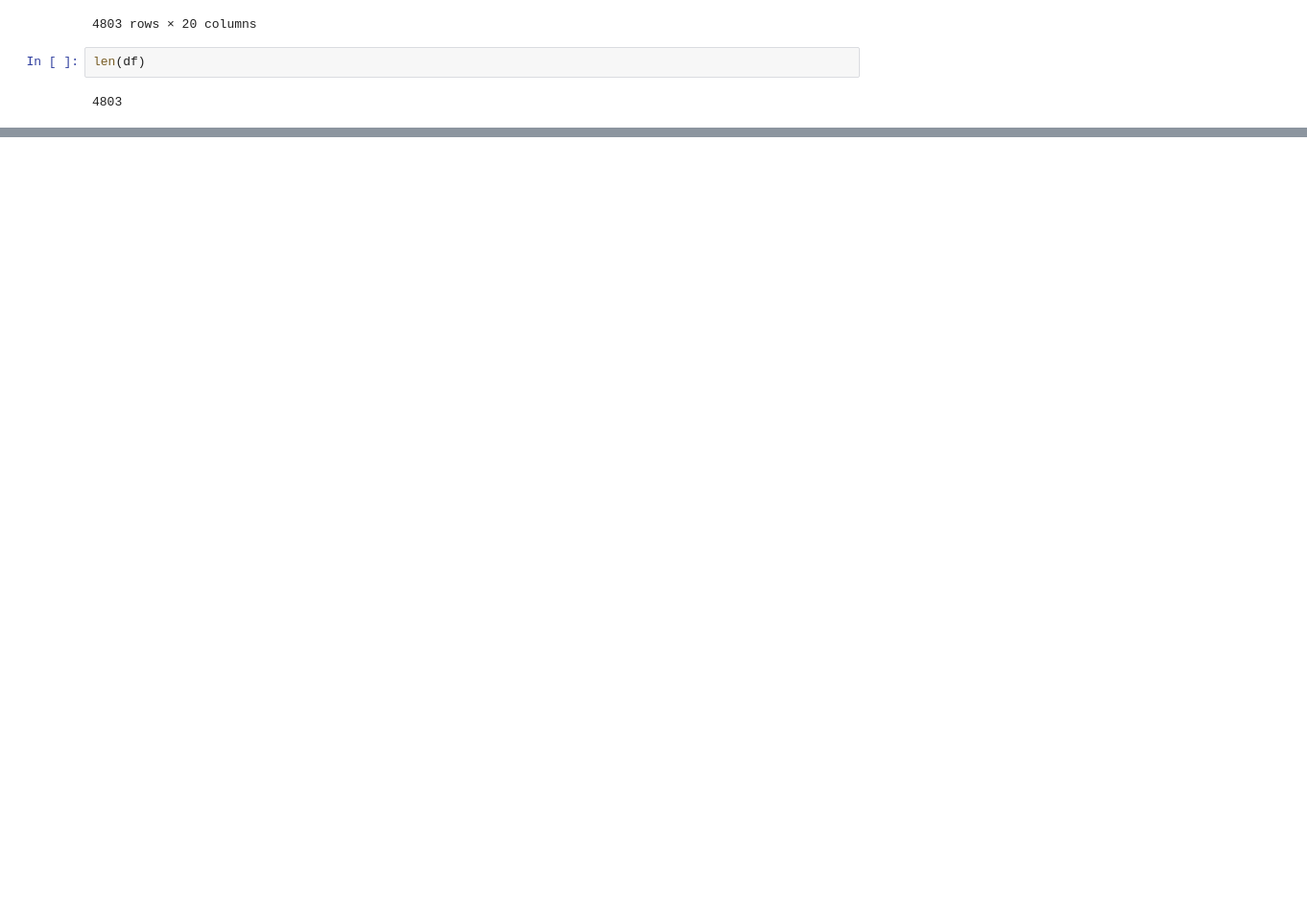
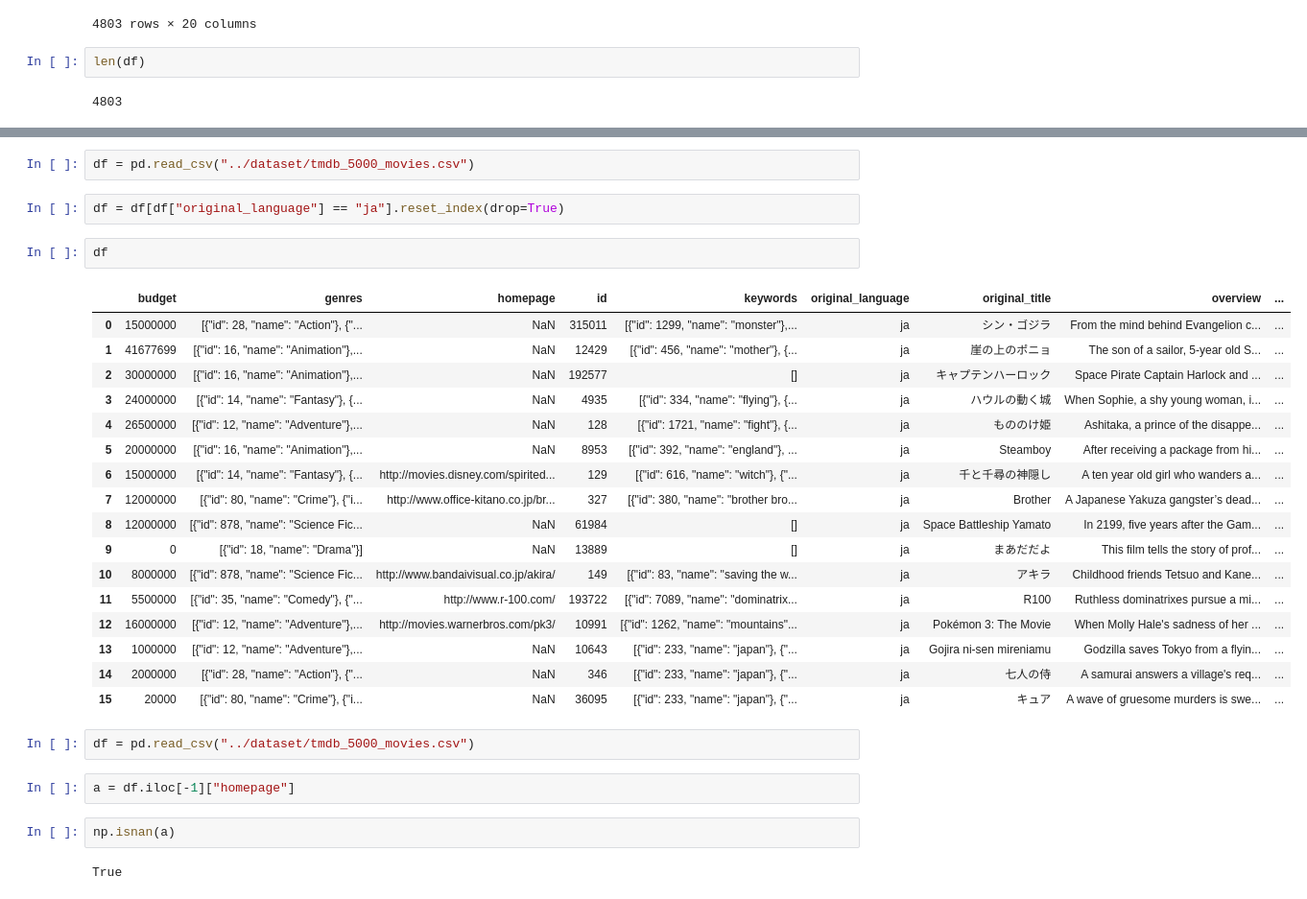
Before and after one commit to missyu3/python, a Jupyter notebook: pandas/Untitled.ipynb, the cells around one changed output, grey strips where cells are left out. Shown at 96% size. Cells and saved outputs as stored; diff of their text form; blank space fills up the shorter version.

```diff
--- a/pandas/Untitled.ipynb
+++ b/pandas/Untitled.ipynb
@@ -130,0 +349,32 @@ len(df)
+# %%
+df = pd.read_csv("../dataset/tmdb_5000_movies.csv")
+# %%
+df = df[df["original_language"] == "ja"].reset_index(drop=True)
+# %%
+df
+# %% [output]
+|  | budget | genres | homepage | id | keywords | original_language | original_title | overview | ... |
+| 0 | 15000000 | [{"id": 28, "name": "Action"}, {"... | NaN | 315011 | [{"id": 1299, "name": "monster"},... | ja | シン・ゴジラ | From the mind behind Evangelion c... | ... |
+| 1 | 41677699 | [{"id": 16, "name": "Animation"},... | NaN | 12429 | [{"id": 456, "name": "mother"}, {... | ja | 崖の上のポニョ | The son of a sailor, 5-year old S... | ... |
+| 2 | 30000000 | [{"id": 16, "name": "Animation"},... | NaN | 192577 | [] | ja | キャプテンハーロック | Space Pirate Captain Harlock and ... | ... |
+| 3 | 24000000 | [{"id": 14, "name": "Fantasy"}, {... | NaN | 4935 | [{"id": 334, "name": "flying"}, {... | ja | ハウルの動く城 | When Sophie, a shy young woman, i... | ... |
+| 4 | 26500000 | [{"id": 12, "name": "Adventure"},... | NaN | 128 | [{"id": 1721, "name": "fight"}, {... | ja | もののけ姫 | Ashitaka, a prince of the disappe... | ... |
+| 5 | 20000000 | [{"id": 16, "name": "Animation"},... | NaN | 8953 | [{"id": 392, "name": "england"}, ... | ja | Steamboy | After receiving a package from hi... | ... |
+| 6 | 15000000 | [{"id": 14, "name": "Fantasy"}, {... | http://movies.disney.com/spirited... | 129 | [{"id": 616, "name": "witch"}, {"... | ja | 千と千尋の神隠し | A ten year old girl who wanders a... | ... |
+| 7 | 12000000 | [{"id": 80, "name": "Crime"}, {"i... | http://www.office-kitano.co.jp/br... | 327 | [{"id": 380, "name": "brother bro... | ja | Brother | A Japanese Yakuza gangster’s dead... | ... |
+| 8 | 12000000 | [{"id": 878, "name": "Science Fic... | NaN | 61984 | [] | ja | Space Battleship Yamato | In 2199, five years after the Gam... | ... |
+| 9 | 0 | [{"id": 18, "name": "Drama"}] | NaN | 13889 | [] | ja | まあだだよ | This film tells the story of prof... | ... |
+| 10 | 8000000 | [{"id": 878, "name": "Science Fic... | http://www.bandaivisual.co.jp/akira/ | 149 | [{"id": 83, "name": "saving the w... | ja | アキラ | Childhood friends Tetsuo and Kane... | ... |
+| 11 | 5500000 | [{"id": 35, "name": "Comedy"}, {"... | http://www.r-100.com/ | 193722 | [{"id": 7089, "name": "dominatrix... | ja | R100 | Ruthless dominatrixes pursue a mi... | ... |
+| 12 | 16000000 | [{"id": 12, "name": "Adventure"},... | http://movies.warnerbros.com/pk3/ | 10991 | [{"id": 1262, "name": "mountains"... | ja | Pokémon 3: The Movie | When Molly Hale's sadness of her ... | ... |
+| 13 | 1000000 | [{"id": 12, "name": "Adventure"},... | NaN | 10643 | [{"id": 233, "name": "japan"}, {"... | ja | Gojira ni-sen mireniamu | Godzilla saves Tokyo from a flyin... | ... |
+| 14 | 2000000 | [{"id": 28, "name": "Action"}, {"... | NaN | 346 | [{"id": 233, "name": "japan"}, {"... | ja | 七人の侍 | A samurai answers a village's req... | ... |
+| 15 | 20000 | [{"id": 80, "name": "Crime"}, {"i... | NaN | 36095 | [{"id": 233, "name": "japan"}, {"... | ja | キュア | A wave of gruesome murders is swe... | ... |
+# %%
+df = pd.read_csv("../dataset/tmdb_5000_movies.csv")
+# %%
+a = df.iloc[-1]["homepage"]
+# %%
+np.isnan(a)
+# %% [output]
+True
```
Also changed, not shown: parts of 31 cells of this notebook.
